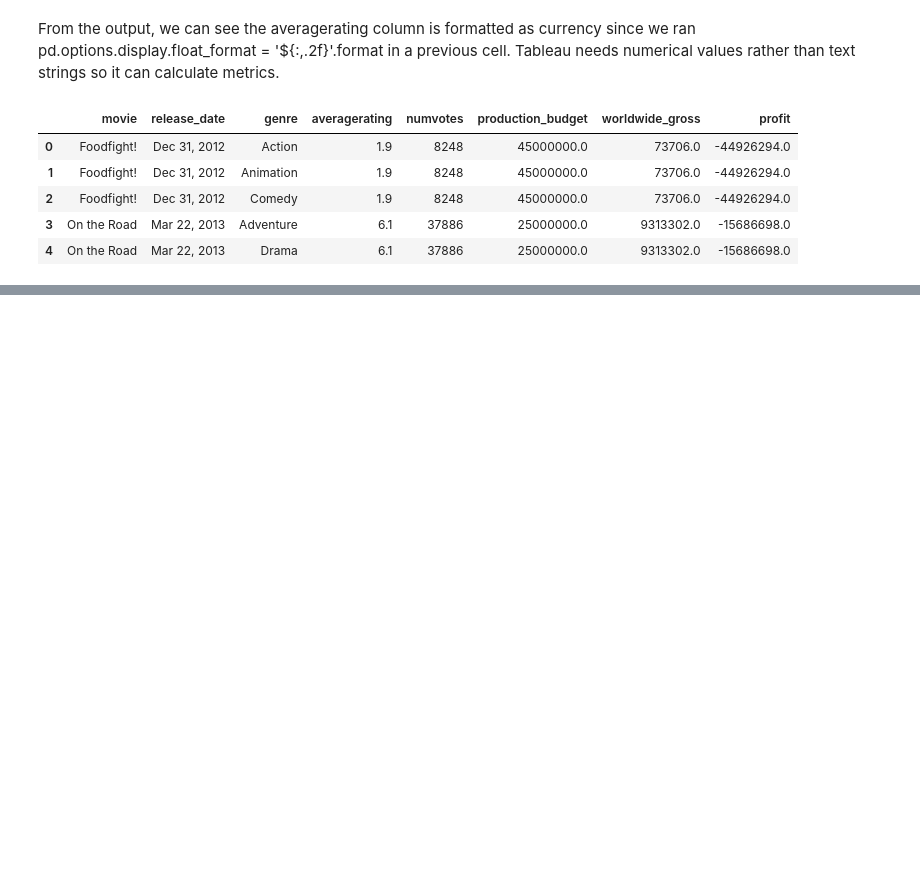
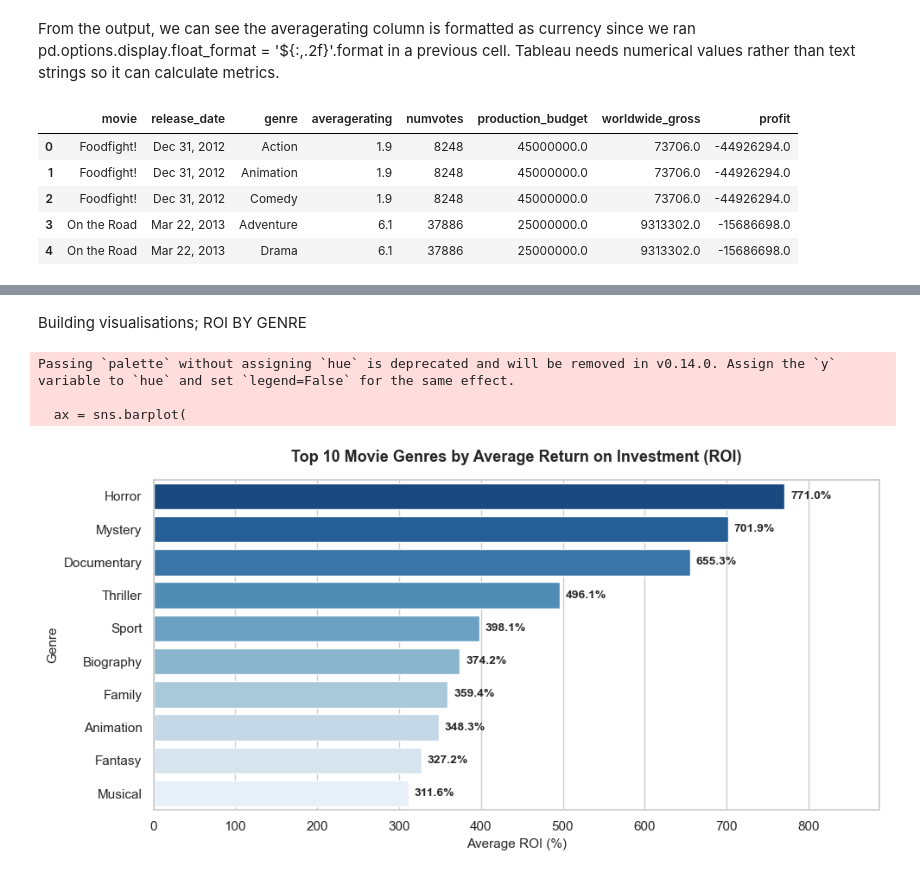
Before and after one commit to oliverkiplagat/Studio_Launch-Pad, a Jupyter notebook: student.ipynb, the cells around one changed output, grey strips where cells are left out. Drawn from its saved outputs; the diff is of its cells as text; code cells hidden in the pictures; blank space fills up the shorter version.

```diff
--- a/student.ipynb
+++ b/student.ipynb
@@ -232,0 +322,58 @@ display(tableau_export.head())
+# %% [markdown]
+Building visualisations; ROI BY GENRE
+# %%
+import pandas as pd
+import matplotlib.pyplot as plt
+import seaborn as sns
+
+# 1. Separate comma-separated genre strings into individual rows
+df_exploded = merged_genres.copy()
+df_exploded['genres'] = df_exploded['genres'].str.split(',')
+df_exploded = df_exploded.explode('genres')
+df_exploded['genres'] = df_exploded['genres'].str.strip()
+
+# 2. Group by single genre and aggregate (requiring at least 5 movies to remove random outliers)
+genre_summary = df_exploded.groupby('genres').agg(
+    avg_roi=('roi', 'mean'),
+    movie_count=('roi', 'count')
+).reset_index()
+
+# Filter for genres with a reasonable sample size and pick Top 10
+top_genres = genre_summary[genre_summary['movie_count'] >= 5].sort_values(by='avg_roi', ascending=False).head(10)
+
+# 3. Plot clean horizontal bar chart
+plt.figure(figsize=(10, 5))
+sns.set_theme(style="whitegrid")
+
+ax = sns.barplot(
+    data=top_genres,
+    x='avg_roi',
+    y='genres',
+    palette='Blues_r'
+)
+
+# Add clear data labels
+for p in ax.patches:
+    width = p.get_width()
+    ax.annotate(
+        f'{width:,.1f}%',
+        (width, p.get_y() + p.get_height() / 2.),
+        ha='left', va='center',
+        xytext=(5, 0),
+        textcoords='offset points',
+        fontsize=10,
+        fontweight='bold'
+    )
+
+plt.title('Top 10 Movie Genres by Average Return on Investment (ROI)', fontsize=13, fontweight='bold', pad=15)
+plt.xlabel('Average ROI (%)', fontsize=11)
+plt.ylabel('Genre', fontsize=11)
+plt.xlim(0, top_genres['avg_roi'].max() * 1.15)
+
+plt.tight_layout()
+plt.show()
+# %% [output]
+Passing `palette` without assigning `hue` is deprecated and will be removed in v0.14.0. Assign the `y` variable to `hue` and set `legend=False` for the same effect.
+
+  ax = sns.barplot(
+[figure, added]
```
Also changed, not shown: parts of 5 cells of this notebook, 1 other file.
